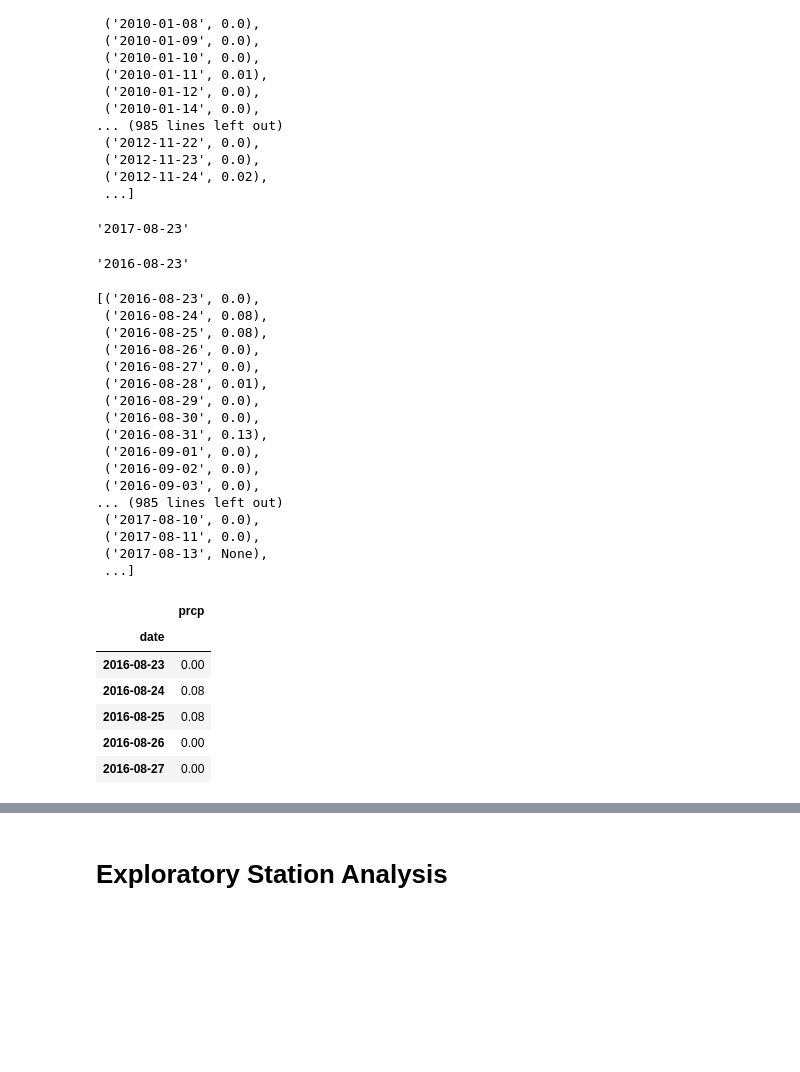
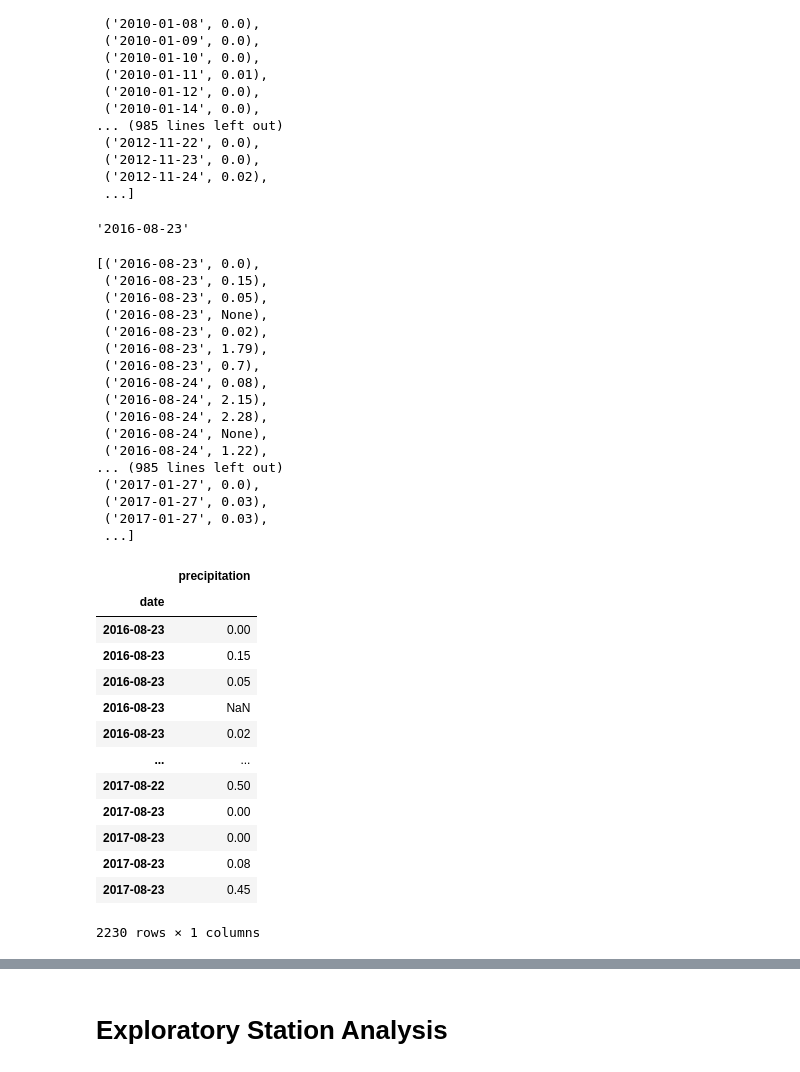
Before and after one commit to Yelemam/sqlalchemy-challenge, a Jupyter notebook: SurfsUP/Starter_Code/climate_starter.ipynb, the cells around one changed output, grey strips where cells are left out. Drawn from its saved outputs; the diff is of its cells as text; code cells hidden in the pictures; blank space fills up the shorter version.

```diff
--- a/SurfsUP/Starter_Code/climate_starter.ipynb
+++ b/SurfsUP/Starter_Code/climate_starter.ipynb
@@ -46,9 +46,8 @@ session = Session(engine)
 # Exploratory Precipitation Analysis
 # %%
 # Find the most recent date in the data set.
-recent_date = session.query(Measurement.date).order_by(Measurement.date.desc()).first()
-
-print("The most recent date in the dataset is:", recent_date[0])
+recent_date = session.query(func.max(Measurement.date)).scalar()
+print("The most recent date in the dataset is:", recent_date)
 # %% [output]
 The most recent date in the dataset is: 2017-08-23
 # %%
@@ -76,12 +75,6 @@ session.query(Measurement.date, Measurement.prcp).all()
  ('2012-11-23', 0.0),
  ('2012-11-24', 0.02),
  ...]
-# %%
-# Calculate the date one year from the last date in data set.
-recent_date = session.query(func.max(Measurement.date)).scalar()
-recent_date
-# %% [output]
-'2017-08-23'
 # %%
 # The date 1 year ago from the last data point in the database
 date_one_yr_ago_dt = dt.datetime.strptime(recent_date, '%Y-%m-%d') - dt.timedelta(days=365)
@@ -90,46 +83,51 @@ query_date
 # %% [output]
 '2016-08-23'
 # %%
-# Define query_date to use in the plot title
-# query_date = '2016-08-23'
-
 # Perform a query to retrieve the data and precipitation scores
-
-last_year = session.query(Measurement.date, Measurement.prcp).\
-            filter(Measurement.date >= '2016-08-23').all()
-last_year
+results = session.query(Measurement.date, Measurement.prcp).filter(Measurement.date >= query_date).order_by(Measurement.date).all()
+results
 # %% [output]
 [('2016-08-23', 0.0),
+ ('2016-08-23', 0.15),
+ ('2016-08-23', 0.05),
+ ('2016-08-23', None),
+ ('2016-08-23', 0.02),
+ ('2016-08-23', 1.79),
+ ('2016-08-23', 0.7),
  ('2016-08-24', 0.08),
- ('2016-08-25', 0.08),
- ('2016-08-26', 0.0),
- ('2016-08-27', 0.0),
- ('2016-08-28', 0.01),
- ('2016-08-29', 0.0),
- ('2016-08-30', 0.0),
- ('2016-08-31', 0.13),
- ('2016-09-01', 0.0),
- ('2016-09-02', 0.0),
- ('2016-09-03', 0.0),
+ ('2016-08-24', 2.15),
+ ('2016-08-24', 2.28),
+ ('2016-08-24', None),
+ ('2016-08-24', 1.22),
 ... (985 lines left out)
- ('2017-08-10', 0.0),
- ('2017-08-11', 0.0),
- ('2017-08-13', None),
+ ('2017-01-27', 0.0),
+ ('2017-01-27', 0.03),
+ ('2017-01-27', 0.03),
  ...]
 # %%
 # Save the query results as a Pandas DataFrame. Explicitly set the column names
+df = pd.DataFrame(results, columns=['date', 'precipitation'])
+df['date'] = pd.to_datetime(df['date'])
+df.set_index('date', inplace=True)
 
-last_year_df = pd.DataFrame(last_year)
-last_year_df = last_year_df.set_index("date")
-last_year_df.head()
+# Sort the dataframe by date
+df = df.sort_index()
+df
 # %% [output]
-|  | prcp |
+|  | precipitation |
 | date |  |
 | 2016-08-23 | 0.00 |
-| 2016-08-24 | 0.08 |
-| 2016-08-25 | 0.08 |
-| 2016-08-26 | 0.00 |
-| 2016-08-27 | 0.00 |
+| 2016-08-23 | 0.15 |
+| 2016-08-23 | 0.05 |
+| 2016-08-23 | NaN |
+| 2016-08-23 | 0.02 |
+| ... | ... |
+| 2017-08-22 | 0.50 |
+| 2017-08-23 | 0.00 |
+| 2017-08-23 | 0.00 |
+| 2017-08-23 | 0.08 |
+| 2017-08-23 | 0.45 |
+2230 rows × 1 columns
 # %%
 # Sort the dataframe by date
 
```
Also changed, not shown: parts of 10 cells of this notebook, 1 other file.
